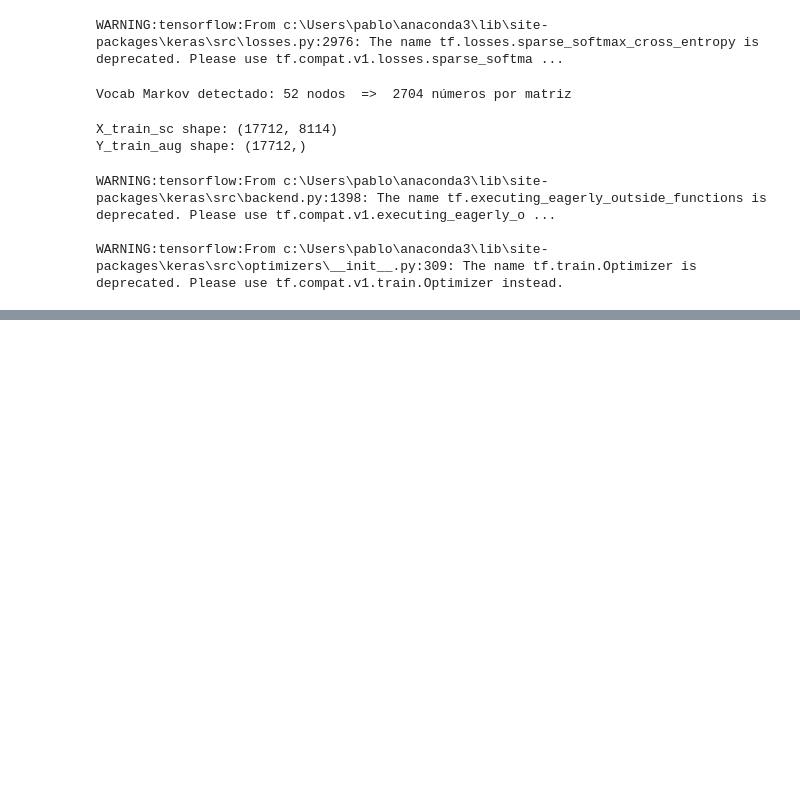
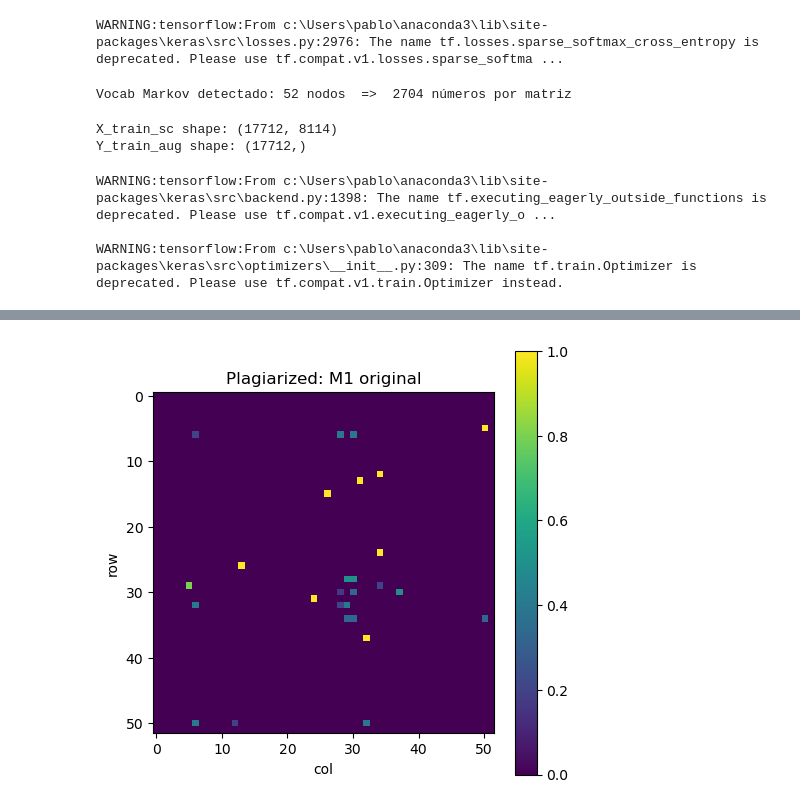
Before and after one commit to MonseMoreno/PLAGIARISM_DETECTOR_TC3002B, a Jupyter notebook: modelo_AST3.ipynb, the cells around one changed output, grey strips where cells are left out. Drawn from its saved outputs; the diff is of its cells as text; code cells hidden in the pictures; blank space fills up the shorter version.

Commit message:
Added markov heat maps to project

```diff
--- a/modelo_AST3.ipynb
+++ b/modelo_AST3.ipynb
@@ -531,0 +535,100 @@ for name, y_pred in models_levels.items():
+# %%
+import pandas as pd
+import numpy as np
+import matplotlib.pyplot as plt
+from pathlib import Path
+
+# -------- helper functions --------
+SPACE = " "
+def str_to_vec(s: str) -> np.ndarray:
+    """Convert Markov matrix string to float32 vector."""
+    return np.fromstring(s, sep=SPACE, dtype=np.float32)
+
+def to_matrix(vec: np.ndarray) -> np.ndarray:
+    dim = int(np.sqrt(len(vec)))
+    return vec.reshape((dim, dim))
+
+def random_shift(mat: np.ndarray, rng: np.random.Generator) -> np.ndarray:
+    """Apply a random diagonal down-right shift (row + col)"""
+    H, W = mat.shape
+    k_row = rng.integers(1, H)
+    k_col = rng.integers(1, W)
+    return np.roll(np.roll(mat, shift=k_row, axis=0), shift=k_col, axis=1)
+
+# -------- load data --------
+DATA_DIR = Path('.')
+train_df = pd.read_csv(DATA_DIR / 'train.csv')
+
+# pick first plagiarized (result=1) and first non-plagiarized (result=0)
+pla_row = train_df[train_df['result'] == 1].iloc[0]
+nop_row = train_df[train_df['result'] == 0].iloc[0]
+
+pairs = {
+    "Plagiarized": pla_row,
+    "Non-plagiarized": nop_row
+}
+
+rng = np.random.default_rng(123)
+
+for label, row in pairs.items():
+    m1_vec = str_to_vec(row["markov1"])
+    m2_vec = str_to_vec(row["markov2"])
+    M1 = to_matrix(m1_vec)
+    M2 = to_matrix(m2_vec)
+    M1_shift = random_shift(M1, rng)
+    M2_shift = random_shift(M2, rng)
+    diff_orig = np.abs(M1 - M2)
+    diff_shift = np.abs(M1_shift - M2_shift)
+
+    # --- original matrices heatmaps ---
+    plt.figure()
+    plt.imshow(M1)
+    plt.colorbar()
+    plt.title(f"{label}: M1 original")
+    plt.xlabel("col")
+    plt.ylabel("row")
+    plt.show()
+
+    plt.figure()
+    plt.imshow(M2)
+    plt.colorbar()
+    plt.title(f"{label}: M2 original")
+    plt.xlabel("col")
+    plt.ylabel("row")
+    plt.show()
+
+    # --- shifted matrices heatmaps ---
+    plt.figure()
+    plt.imshow(M1_shift)
+    plt.colorbar()
+    plt.title(f"{label}: M1 shifted")
+    plt.xlabel("col")
+    plt.ylabel("row")
+    plt.show()
+
+    plt.figure()
+    plt.imshow(M2_shift)
+    plt.colorbar()
+    plt.title(f"{label}: M2 shifted")
+    plt.xlabel("col")
+    plt.ylabel("row")
+    plt.show()
+
+    # --- diff heatmaps ---
+    plt.figure()
+    plt.imshow(diff_orig)
+    plt.colorbar()
+    plt.title(f"{label}: |M1-M2| original")
+    plt.xlabel("col")
+    plt.ylabel("row")
+    plt.show()
+
+    plt.figure()
+    plt.imshow(diff_shift)
+    plt.colorbar()
+    plt.title(f"{label}: |M1-M2| shifted")
+    plt.xlabel("col")
+    plt.ylabel("row")
+    plt.show()
+# %% [output]
+[figure, added]
```
Also changed, not shown: parts of 10 cells of this notebook, 4 other files.
